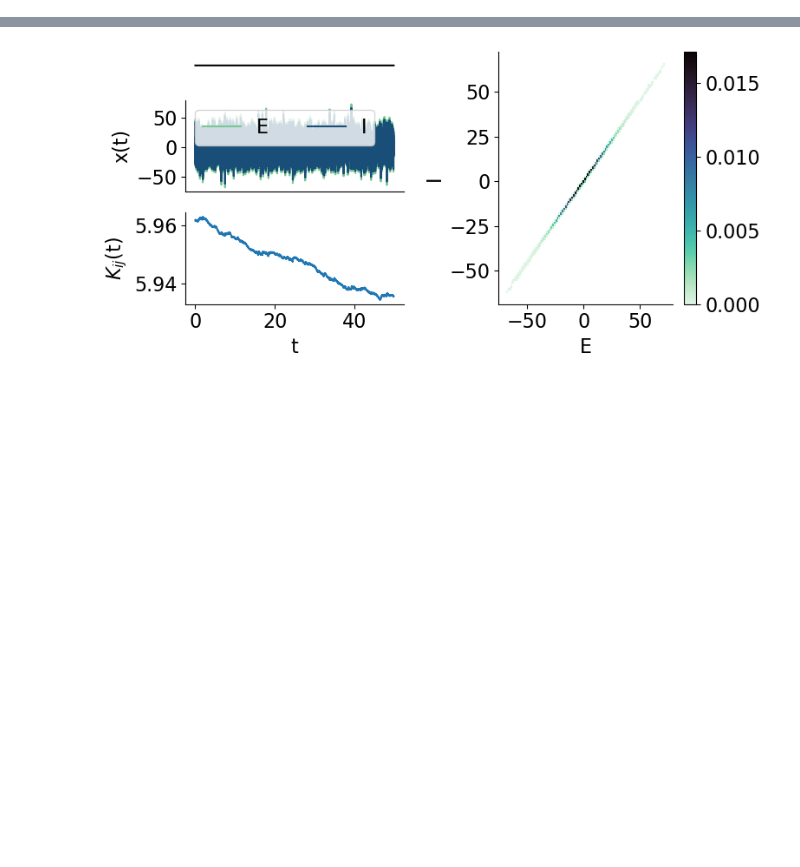
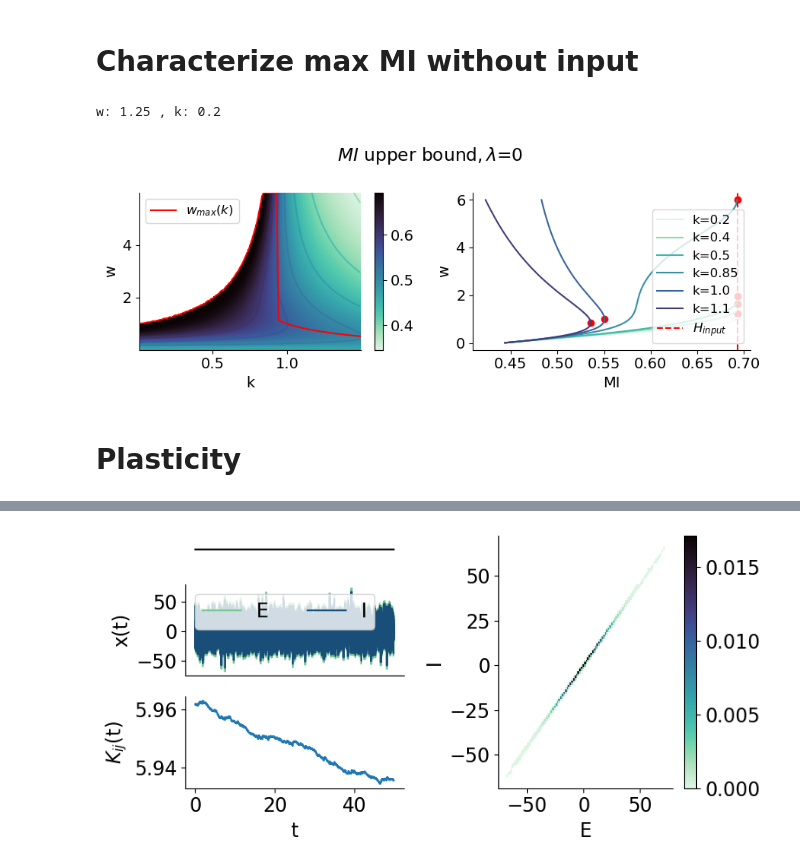
Before and after one commit to gbarzon/Information_plasticity, a Jupyter notebook: Linear.ipynb, the cells around one changed output, grey strips where cells are left out. Cells and saved outputs as stored; diff of their text form; code cells hidden in the pictures; blank space fills up the shorter version.

```diff
--- a/Linear.ipynb
+++ b/Linear.ipynb
@@ -8 +28,79 @@ from scipy.optimize import fixed_point, root_scalar
+# %% [markdown]
+# Characterize max MI without input
+# %%
+### Info system
+r = 1.
+D = .1
+lmbd = 0
+
+### Info input
+M = 2
+tau_h = 1
+wup = 1 / tau_h
+wdown = 1 / tau_h
+delta_h = 0.5
+hs = np.arange(M) * delta_h
+hs = np.stack([hs, lmbd * hs])
+
+p_stat = np.array([wdown] + [wup] * (M-1))
+p_stat = p_stat / p_stat.sum()
+
+gs = np.zeros(M) + 1
+
+ws = np.arange(0.01, 6, 0.01)
+ks = np.arange(0.01, 1.5, 0.01)
+
+mutual_ub = np.zeros((ws.size, ks.size))
+mutual_ub[:] = np.nan
+
+for idx_w, w in enumerate(ws):
+    for idx_k, k in enumerate(ks):
+        if k <= 1 - r/w: continue
+
+        ### Compute upper bound
+        try:
+            mutual_ub[idx_w,idx_k] = theo_ub(w, k, r, D, p_stat, gs, hs)
+        except:
+            print('w:', w, ', k:', k)
+# %% [output]
+w: 1.25 , k: 0.2
+# %%
+idx_k_to_show = [19, 39, 49, 84, 99, 109]
+
+plt.figure(figsize=(9,3.5))
+
+plt.subplot(1,2,1)
+
+X, Y = np.meshgrid(ks, ws)
+plt.contour(X, Y, mutual_ub, cmap='mako_r')
+plt.pcolormesh(ks, ws, mutual_ub, cmap='mako_r')
+plt.plot(ks, ws[np.nanargmax(mutual_ub, axis=0)], c='red', label=r'$w_{max}(k)$')
+
+#for idx_k in idx_k_to_show: plt.axvline(ks[idx_k], ls='--', c='k')
+
+plt.colorbar()
+plt.xlabel('k')
+plt.ylabel('w')
+plt.legend()
+
+plt.subplot(1,2,2)
+
+cs = plt.get_cmap('mako_r', len(idx_k_to_show)+2)
+for tt, idx_k in enumerate(idx_k_to_show):
+    plt.plot(mutual_ub[:,idx_k], ws, label=f'k={ks[idx_k]}', c=cs(tt))
+    plt.scatter(np.nanmax(mutual_ub[:,idx_k]), ws[np.nanargmax(mutual_ub[:,idx_k])], c='r')
+plt.axvline(entropy(p_stat), ls='--', c='r', label=r'$H_{input}$')
+
+plt.ylabel('w')
+plt.xlabel('MI')
+plt.legend()
+
+plt.suptitle(r'$MI \text{ upper bound}, \lambda$='+str(lmbd))
+sns.despine()
+plt.tight_layout()
+plt.show()
+# %% [output]
+[figure, added]
+# %% [markdown]
+# Plasticity
 # %%
```
Also changed, not shown: parts of 35 cells of this notebook, 13 other files.
